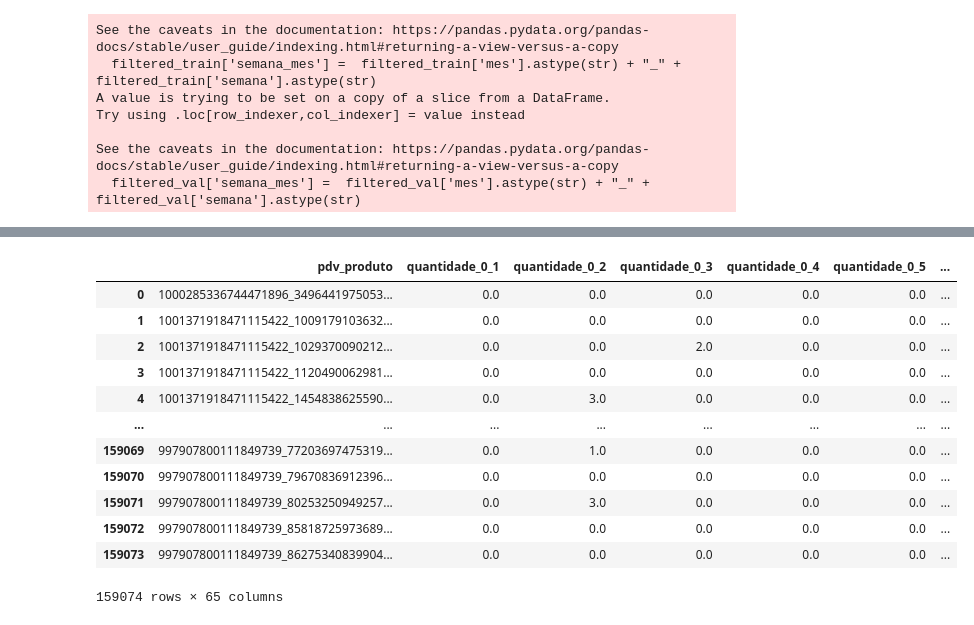
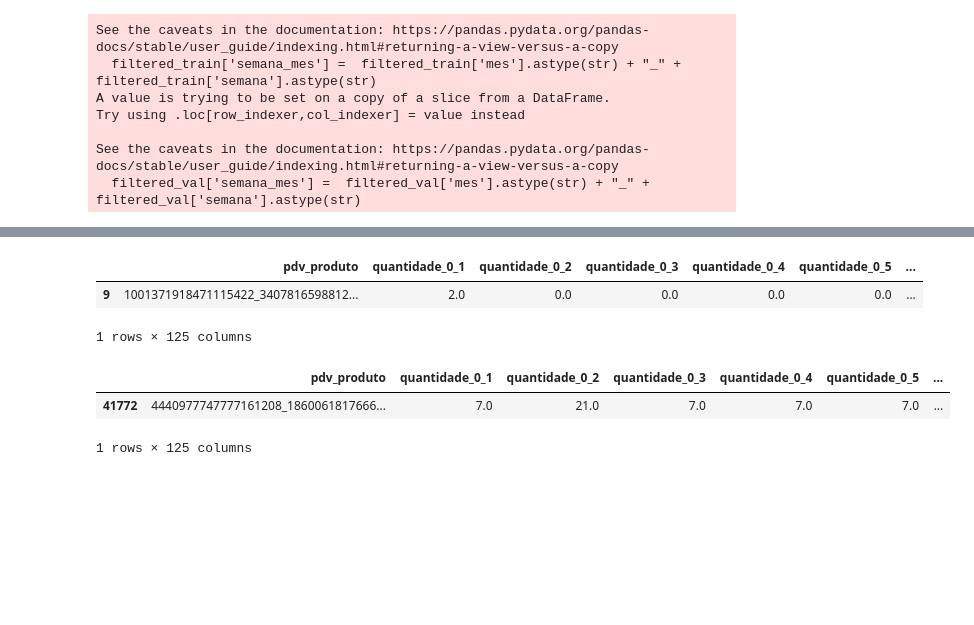
Before and after one commit to VictorBauler/Hackathon_Big_Data_2025, a Jupyter notebook: notebooks/feature_eng.ipynb, the cells around one changed output, grey strips where cells are left out. Saved outputs shown, nothing was run; the diff lists cells and outputs as text; code cells hidden in the pictures; blank space fills up the shorter version.

Commit message:
New tests on feature eng and model training + 1st submission

```diff
--- a/notebooks/feature_eng.ipynb
+++ b/notebooks/feature_eng.ipynb
@@ -40,0 +82,3 @@ data.loc[ids, 'pdv_cost_per_unit'] = ((data.loc[ids, 'net_value'] - data.loc[ids
+# %%
+filtered = data.merge(top_pares, on=["pdv_produto"], how="inner")
+filtered
@@ -41,4 +102,6 @@ data.loc[ids, 'pdv_cost_per_unit'] = ((data.loc[ids, 'net_value'] - data.loc[ids
 # %%
-filtered = data[data.target != "Not available"]
+# if filtered_data.mes != 12, then filter all data with not available target
+without_dec = filtered[filtered['mes'] != 12]; with_dec = filtered[filtered['mes'] == 12]
+without_dec = without_dec[without_dec.target != 'Not available']
+
+filtered = pd.concat([without_dec, with_dec])
-# %%
-filtered['pdv_produto'] = filtered['pdv'].astype(str) + '_' + filtered['produto'].astype(str)
@@ -137,6 +237,6 @@ Name: count, Length: 166811, dtype: int64
 # %%
 def aggr_df(df, categorical_features=[
-    'label', 'categoria_pdv', 'categoria'], temporal_features=['quantidade', 'discount', 'gross_value', 'net_value', 'buyer_price_per_unit', 'pdv_cost_per_unit']):
+    'label', 'categoria_pdv', 'categoria'], temporal_features=['quantidade', 'discount', 'gross_value', 'net_value', 'buyer_price_per_unit', 'pdv_cost_per_unit'], week=1, month=1):
     filtered_df = df.copy()
 
     # Add all features and mantain target column
@@ -156,24 +256,31 @@ def aggr_df(df, categorical_features=[
         else:
             concat_df = concat_df.merge(filtered_X_agg, on='pdv_produto', how='left')
 
-    # Add target column
-    target_agg = filtered_df.groupby('pdv_produto').agg({
-        'target': 'last'
-    }).reset_index()
-    concat_df = concat_df.merge(target_agg, on='pdv_produto', how='left')
-
-    #return concat_df
-
     # For categorical features, create features such as "label", "categoria_pdv", "categoria" using the first value found for that pdv_produto
     categorical_agg = filtered_df.groupby('pdv_produto').agg({
         feature: 'first' for feature in categorical_features
     }).reset_index()
     # Merge all features into a single dataframe
     concat_df =concat_df.merge(categorical_agg, on='pdv_produto', how='left')
+    # Get dummies for categorical features
+    concat_df = pd.get_dummies(concat_df, columns=categorical_features, drop_first=True)
 
-    # For each categorical feature, perform one-hot encoding (label, categoria_pdv, categoria, tipos)
-    #categorical_features = ['label', 'categoria_pdv' ,'categoria', 'subcategoria','tipos']
-    #filtered_X_agg = pd.get_dummies(filtered_X_agg, columns=categorical_features, drop_first=True)
+    # Create 5 target columns for each row; Each target column corresponds to the target for each week (1 to 5), if available, if not fill with None
+    for w in range(1, 6):
+        label_week = f'{month}_{w}'
+        target_agg = filtered_df[filtered_df.semana_mes == label_week][['pdv_produto', 'target']].rename(columns={'target': f'target_week{w}'})
+
+        #return target_agg
+        concat_df = concat_df.merge(target_agg, on='pdv_produto', how='left')
+        # If there are multiple targets for the same pdv_produto, take the first one
+        concat_df = concat_df.drop_duplicates(subset=['pdv_produto'], keep='first')
+        # If no target is available for that week, fill with None
+        if f'target_week{w}' not in concat_df.columns:
+            concat_df[f'target_week{w}'] = "Not available"
+
+    # Fill target_df Nan Values with "Not available"
+    concat_df[['target_week1', 'target_week2', 'target_week3', 'target_week4', 'target_week5']] = concat_df[
+        ['target_week1', 'target_week2', 'target_week3', 'target_week4', 'target_week5']].fillna("Not available")
     concat_df = concat_df.fillna(0)
 
     return concat_df
@@ -187,16 +299,12 @@ np.int64(166811)
 # %%
-features_val
+features_train[features_train.pdv_produto == "1001371918471115422_3407816598812292920"]
 # %% [output]
 |  | pdv_produto | quantidade_0_1 | quantidade_0_2 | quantidade_0_3 | quantidade_0_4 | quantidade_0_5 | ... |
-| 0 | 1000285336744471896_3496441975053... | 0.0 | 0.0 | 0.0 | 0.0 | 0.0 | ... |
-| 1 | 1001371918471115422_1009179103632... | 0.0 | 0.0 | 0.0 | 0.0 | 0.0 | ... |
-| 2 | 1001371918471115422_1029370090212... | 0.0 | 0.0 | 2.0 | 0.0 | 0.0 | ... |
-| 3 | 1001371918471115422_1120490062981... | 0.0 | 0.0 | 0.0 | 0.0 | 0.0 | ... |
-| 4 | 1001371918471115422_1454838625590... | 0.0 | 3.0 | 0.0 | 0.0 | 0.0 | ... |
-| ... | ... | ... | ... | ... | ... | ... | ... |
-| 159069 | 997907800111849739_77203697475319... | 0.0 | 1.0 | 0.0 | 0.0 | 0.0 | ... |
-| 159070 | 997907800111849739_79670836912396... | 0.0 | 0.0 | 0.0 | 0.0 | 0.0 | ... |
-| 159071 | 997907800111849739_80253250949257... | 0.0 | 3.0 | 0.0 | 0.0 | 0.0 | ... |
-| 159072 | 997907800111849739_85818725973689... | 0.0 | 0.0 | 0.0 | 0.0 | 0.0 | ... |
-| 159073 | 997907800111849739_86275340839904... | 0.0 | 0.0 | 0.0 | 0.0 | 0.0 | ... |
+| 9 | 1001371918471115422_3407816598812... | 2.0 | 0.0 | 0.0 | 0.0 | 0.0 | ... |
-159074 rows × 65 columns
+1 rows × 125 columns
+# %%
+features_train[features_train.pdv_produto == '4440977747777161208_1860061817666925715']
+# %% [output]
+|  | pdv_produto | quantidade_0_1 | quantidade_0_2 | quantidade_0_3 | quantidade_0_4 | quantidade_0_5 | ... |
+| 41772 | 4440977747777161208_1860061817666... | 7.0 | 21.0 | 7.0 | 7.0 | 7.0 | ... |
+1 rows × 125 columns
```
Also changed, not shown: parts of 105 cells of this notebook, 2 other files.
